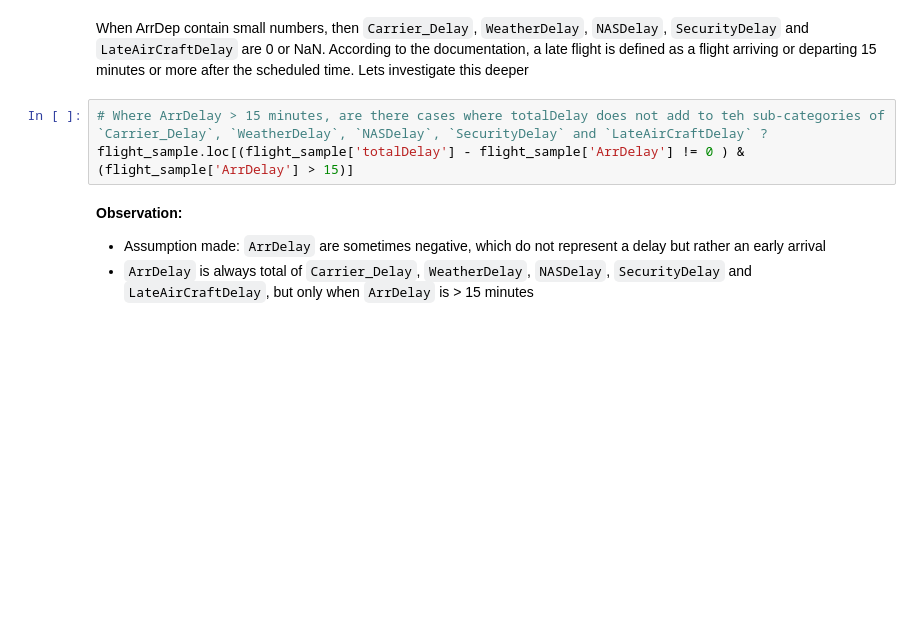
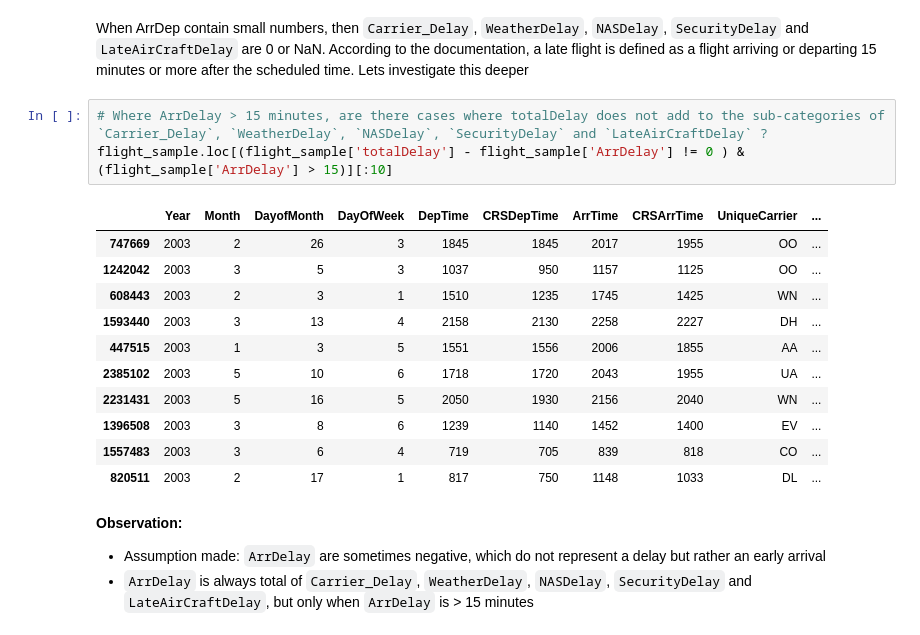
Before and after one commit to JuanitaSmith/flight_analysis, a Jupyter notebook: notebooks/Part_I_data_wrangling.ipynb, the cells around one changed output. Saved outputs shown, nothing was run; the diff lists cells and outputs as text; blank space fills up the shorter version.

```diff
--- a/notebooks/Part_I_data_wrangling.ipynb
+++ b/notebooks/Part_I_data_wrangling.ipynb
@@ -411,8 +601,20 @@ flight_sample.loc[(flight_sample['totalDelay'] - flight_sample['ArrDelay'] != 0
 When ArrDep contain small numbers, then `Carrier_Delay`, `WeatherDelay`, `NASDelay`, `SecurityDelay` and `LateAirCraftDelay` are 0 or NaN.
 According to the documentation, a late flight is defined as a flight arriving or departing 15 minutes or more after the scheduled time. Lets investigate this deeper
 # %%
-# Where ArrDelay > 15 minutes, are there cases where totalDelay does not add to teh sub-categories of `Carrier_Delay`, `WeatherDelay`, `NASDelay`, `SecurityDelay` and `LateAirCraftDelay` ?
-flight_sample.loc[(flight_sample['totalDelay'] - flight_sample['ArrDelay'] != 0 ) & (flight_sample['ArrDelay'] > 15)]
+# Where ArrDelay > 15 minutes, are there cases where totalDelay does not add to the sub-categories of `Carrier_Delay`, `WeatherDelay`, `NASDelay`, `SecurityDelay` and `LateAirCraftDelay` ?
+flight_sample.loc[(flight_sample['totalDelay'] - flight_sample['ArrDelay'] != 0 ) & (flight_sample['ArrDelay'] > 15)][:10]
+# %% [output]
+|  | Year | Month | DayofMonth | DayOfWeek | DepTime | CRSDepTime | ArrTime | CRSArrTime | UniqueCarrier | ... |
+| 747669 | 2003 | 2 | 26 | 3 | 1845 | 1845 | 2017 | 1955 | OO | ... |
+| 1242042 | 2003 | 3 | 5 | 3 | 1037 | 950 | 1157 | 1125 | OO | ... |
+| 608443 | 2003 | 2 | 3 | 1 | 1510 | 1235 | 1745 | 1425 | WN | ... |
+| 1593440 | 2003 | 3 | 13 | 4 | 2158 | 2130 | 2258 | 2227 | DH | ... |
+| 447515 | 2003 | 1 | 3 | 5 | 1551 | 1556 | 2006 | 1855 | AA | ... |
+| 2385102 | 2003 | 5 | 10 | 6 | 1718 | 1720 | 2043 | 1955 | UA | ... |
+| 2231431 | 2003 | 5 | 16 | 5 | 2050 | 1930 | 2156 | 2040 | WN | ... |
+| 1396508 | 2003 | 3 | 8 | 6 | 1239 | 1140 | 1452 | 1400 | EV | ... |
+| 1557483 | 2003 | 3 | 6 | 4 | 719 | 705 | 839 | 818 | CO | ... |
+| 820511 | 2003 | 2 | 17 | 1 | 817 | 750 | 1148 | 1033 | DL | ... |
 # %% [markdown]
 **Observation:**
 
```
Also changed, not shown: parts of 55 cells of this notebook, 3 other files.
